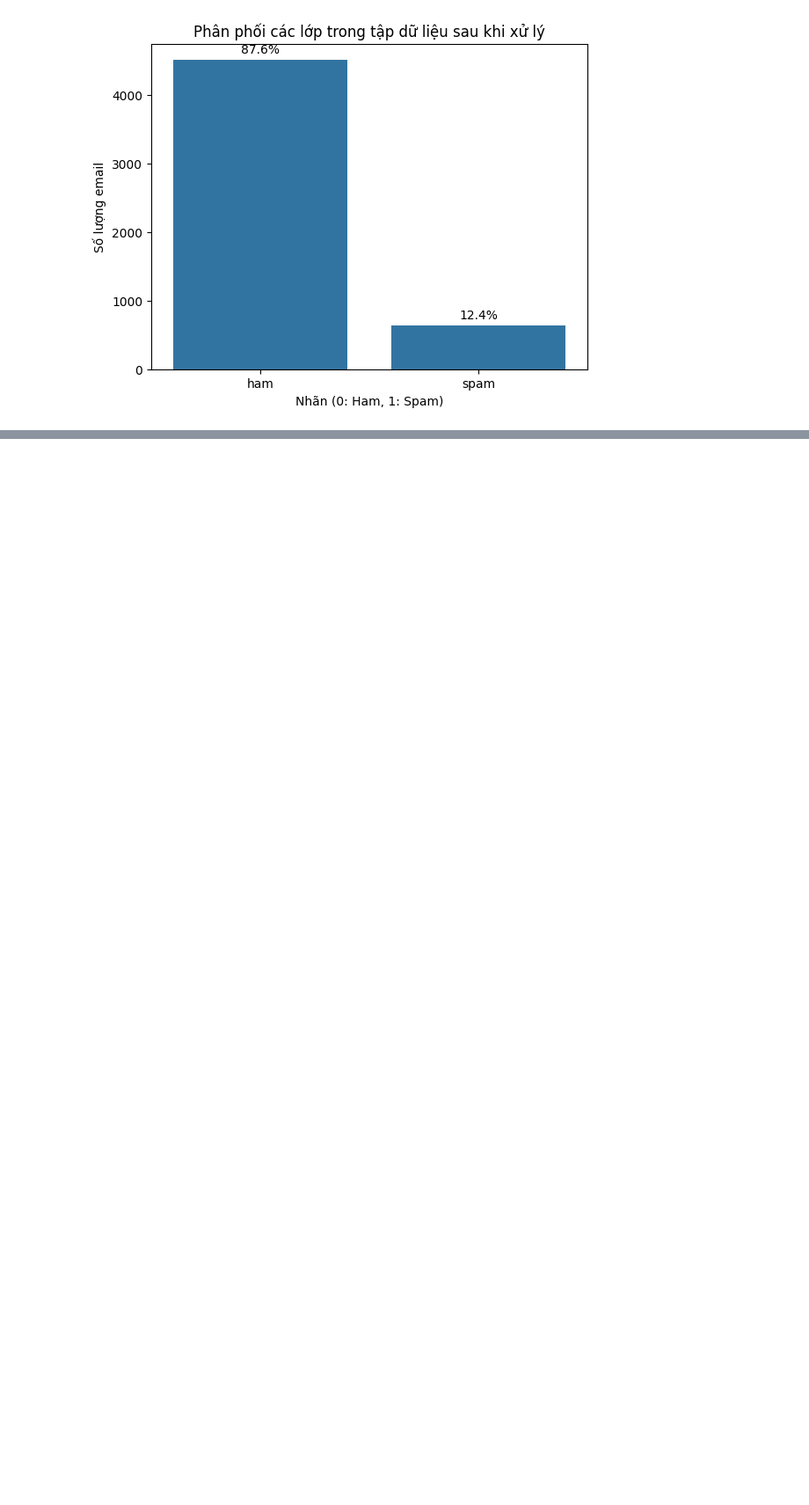
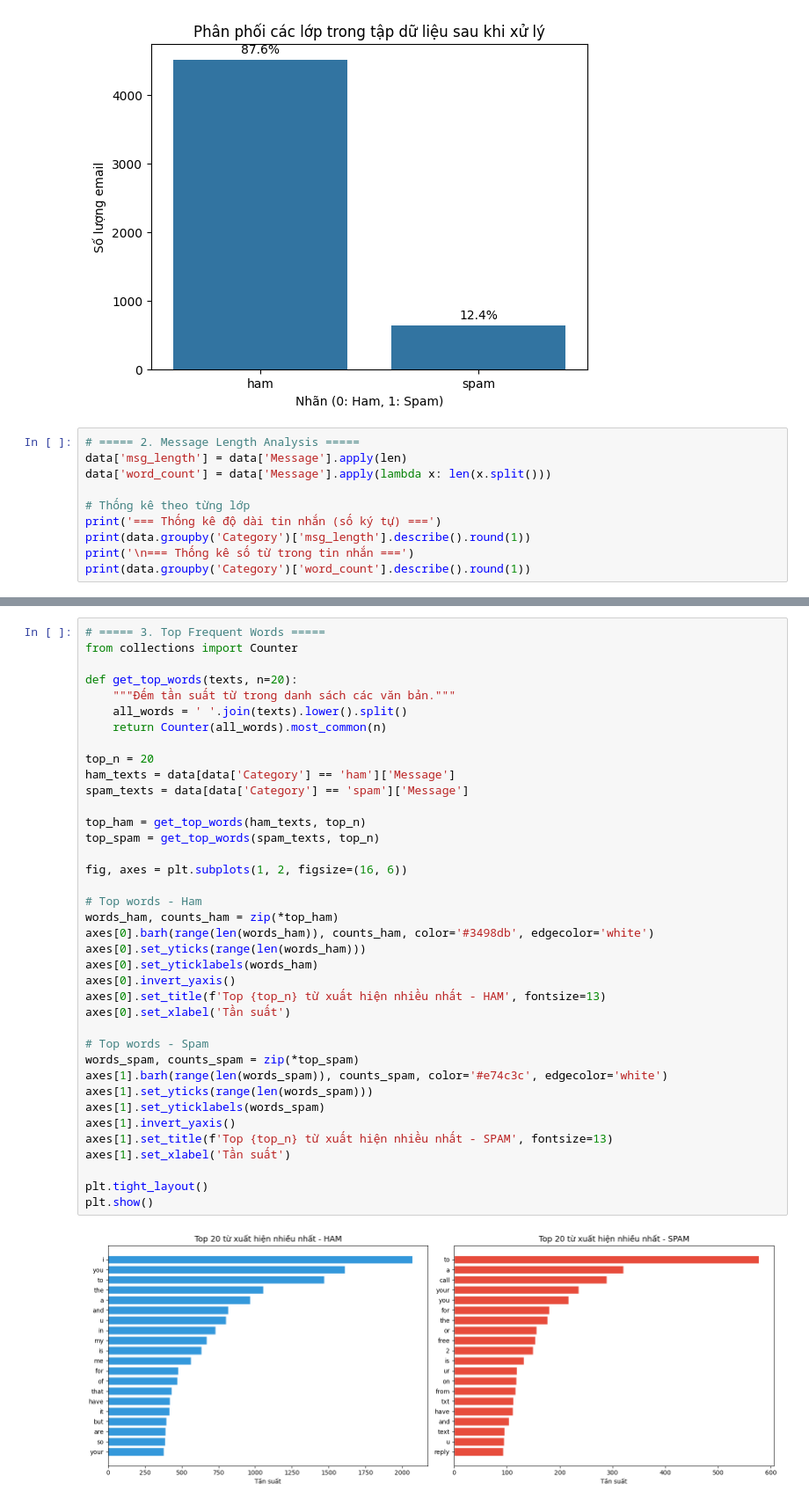
Before and after one commit to danghan2506/spam-email-classification, a Jupyter notebook: index.ipynb, the cells around one changed output, grey strips where cells are left out. Shown at 88% size. Saved outputs shown, nothing was run; the diff lists cells and outputs as text; blank space fills up the shorter version.

```diff
--- a/index.ipynb
+++ b/index.ipynb
@@ -74,3 +192,13 @@ plt.ylabel('Số lượng email')
 plt.show()
 # %% [output]
 [figure]
+# %%
+# ===== 2. Message Length Analysis =====
+data['msg_length'] = data['Message'].apply(len)
+data['word_count'] = data['Message'].apply(lambda x: len(x.split()))
+
+# Thống kê theo từng lớp
+print('=== Thống kê độ dài tin nhắn (số ký tự) ===')
+print(data.groupby('Category')['msg_length'].describe().round(1))
+print('\n=== Thống kê số từ trong tin nhắn ===')
+print(data.groupby('Category')['word_count'].describe().round(1))
@@ -76,0 +217,40 @@ plt.show()
+# %%
+# ===== 3. Top Frequent Words =====
+from collections import Counter
+
+def get_top_words(texts, n=20):
+    """Đếm tần suất từ trong danh sách các văn bản."""
+    all_words = ' '.join(texts).lower().split()
+    return Counter(all_words).most_common(n)
+
+top_n = 20
+ham_texts = data[data['Category'] == 'ham']['Message']
+spam_texts = data[data['Category'] == 'spam']['Message']
+
+top_ham = get_top_words(ham_texts, top_n)
+top_spam = get_top_words(spam_texts, top_n)
+
+fig, axes = plt.subplots(1, 2, figsize=(16, 6))
+
+# Top words - Ham
+words_ham, counts_ham = zip(*top_ham)
+axes[0].barh(range(len(words_ham)), counts_ham, color='#3498db', edgecolor='white')
+axes[0].set_yticks(range(len(words_ham)))
+axes[0].set_yticklabels(words_ham)
+axes[0].invert_yaxis()
+axes[0].set_title(f'Top {top_n} từ xuất hiện nhiều nhất - HAM', fontsize=13)
+axes[0].set_xlabel('Tần suất')
+
+# Top words - Spam
+words_spam, counts_spam = zip(*top_spam)
+axes[1].barh(range(len(words_spam)), counts_spam, color='#e74c3c', edgecolor='white')
+axes[1].set_yticks(range(len(words_spam)))
+axes[1].set_yticklabels(words_spam)
+axes[1].invert_yaxis()
+axes[1].set_title(f'Top {top_n} từ xuất hiện nhiều nhất - SPAM', fontsize=13)
+axes[1].set_xlabel('Tần suất')
+
+plt.tight_layout()
+plt.show()
+# %% [output]
+[figure, added]
```
Also changed, not shown: parts of 34 cells of this notebook, 2 other files.
